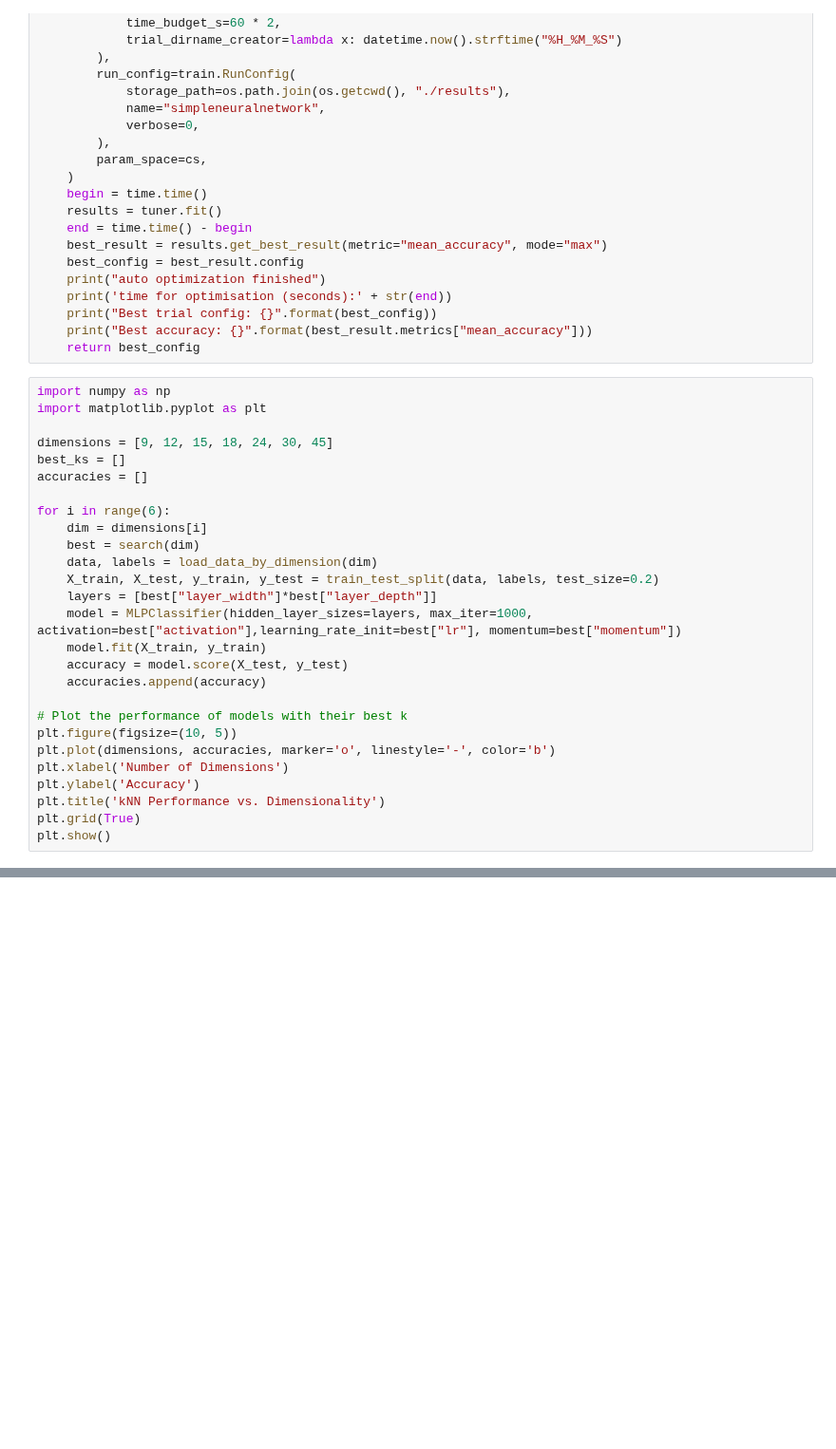
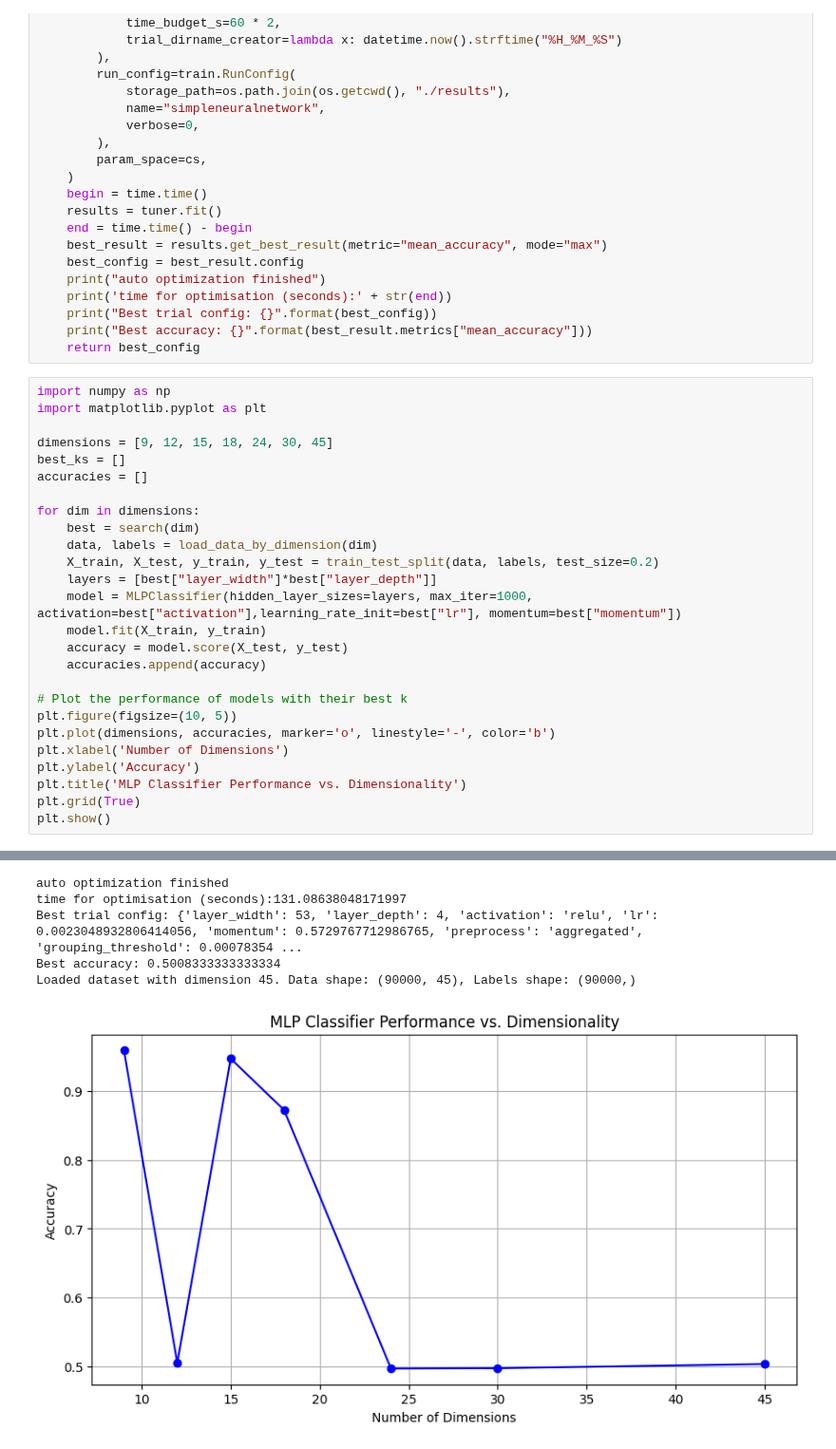
Before and after one commit to Daniel4078/COMP70015-MML-coursework, a Jupyter notebook: SimpleNeuralNetwork.ipynb, the cells around one changed output, grey strips where cells are left out. Shown at 95% size. Cells and saved outputs as stored; diff of their text form; blank space fills up the shorter version.

```diff
--- a/SimpleNeuralNetwork.ipynb
+++ b/SimpleNeuralNetwork.ipynb
@@ -132,8 +132,7 @@ dimensions = [9, 12, 15, 18, 24, 30, 45]
 best_ks = []
 accuracies = []
 
-for i in range(6):
-    dim = dimensions[i]
+for dim in dimensions:
     best = search(dim)
     data, labels = load_data_by_dimension(dim)
     X_train, X_test, y_train, y_test = train_test_split(data, labels, test_size=0.2)
@@ -148,6 +147,7 @@ plt.figure(figsize=(10, 5))
 plt.plot(dimensions, accuracies, marker='o', linestyle='-', color='b')
 plt.xlabel('Number of Dimensions')
 plt.ylabel('Accuracy')
-plt.title('kNN Performance vs. Dimensionality')
+plt.title('MLP Classifier Performance vs. Dimensionality')
 plt.grid(True)
 plt.show()
+# %% [output]
@@ -153,0 +176,6 @@ plt.show()
+auto optimization finished
+time for optimisation (seconds):131.08638048171997
+Best trial config: {'layer_width': 53, 'layer_depth': 4, 'activation': 'relu', 'lr': 0.0023048932806414056, 'momentum': 0.5729767712986765, 'preprocess': 'aggregated', 'grouping_threshold': 0.00078354 ...
+Best accuracy: 0.5008333333333334
+Loaded dataset with dimension 45. Data shape: (90000, 45), Labels shape: (90000,)
+[figure, added]
```
Also changed, not shown: parts of 2 cells of this notebook.
